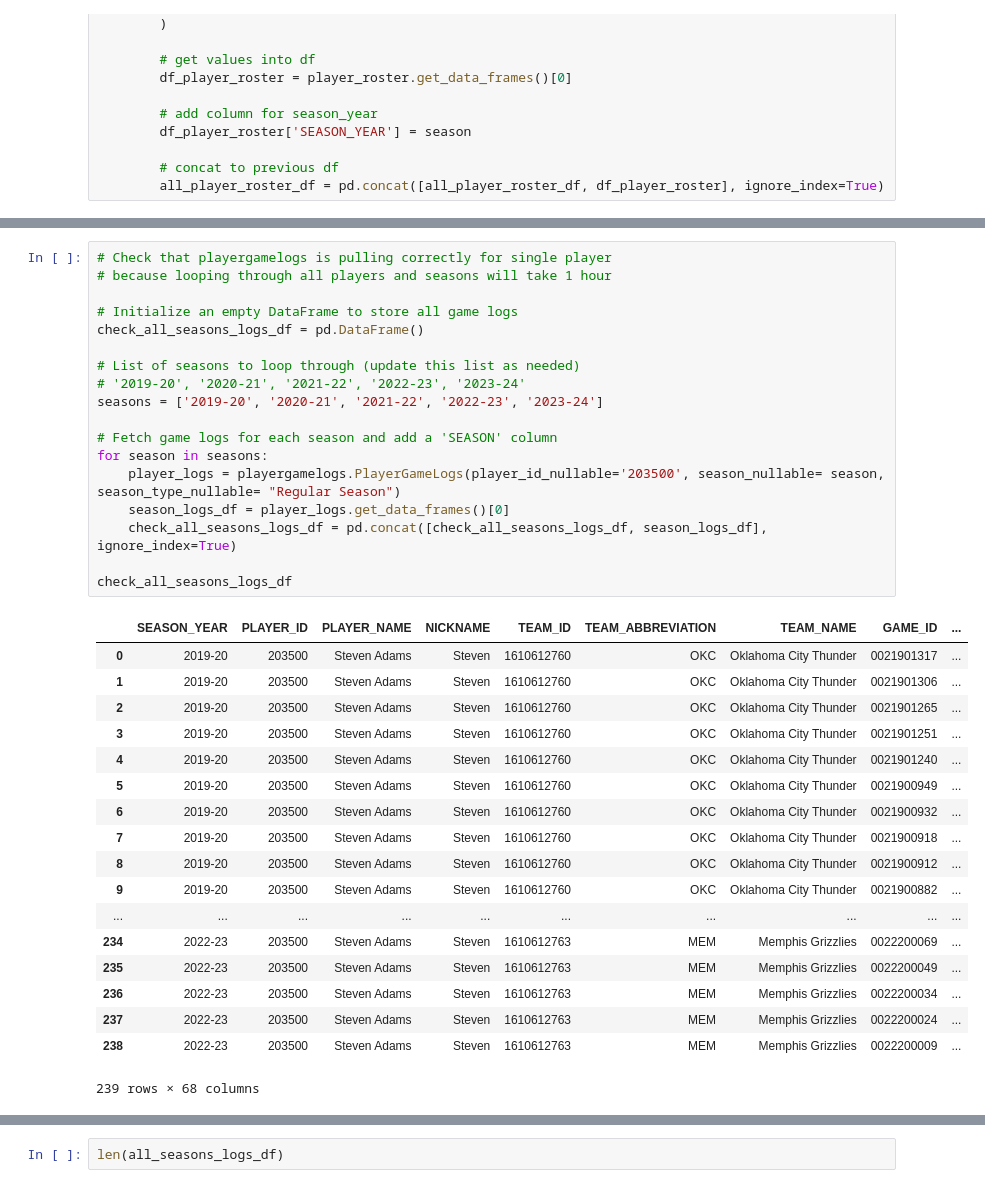
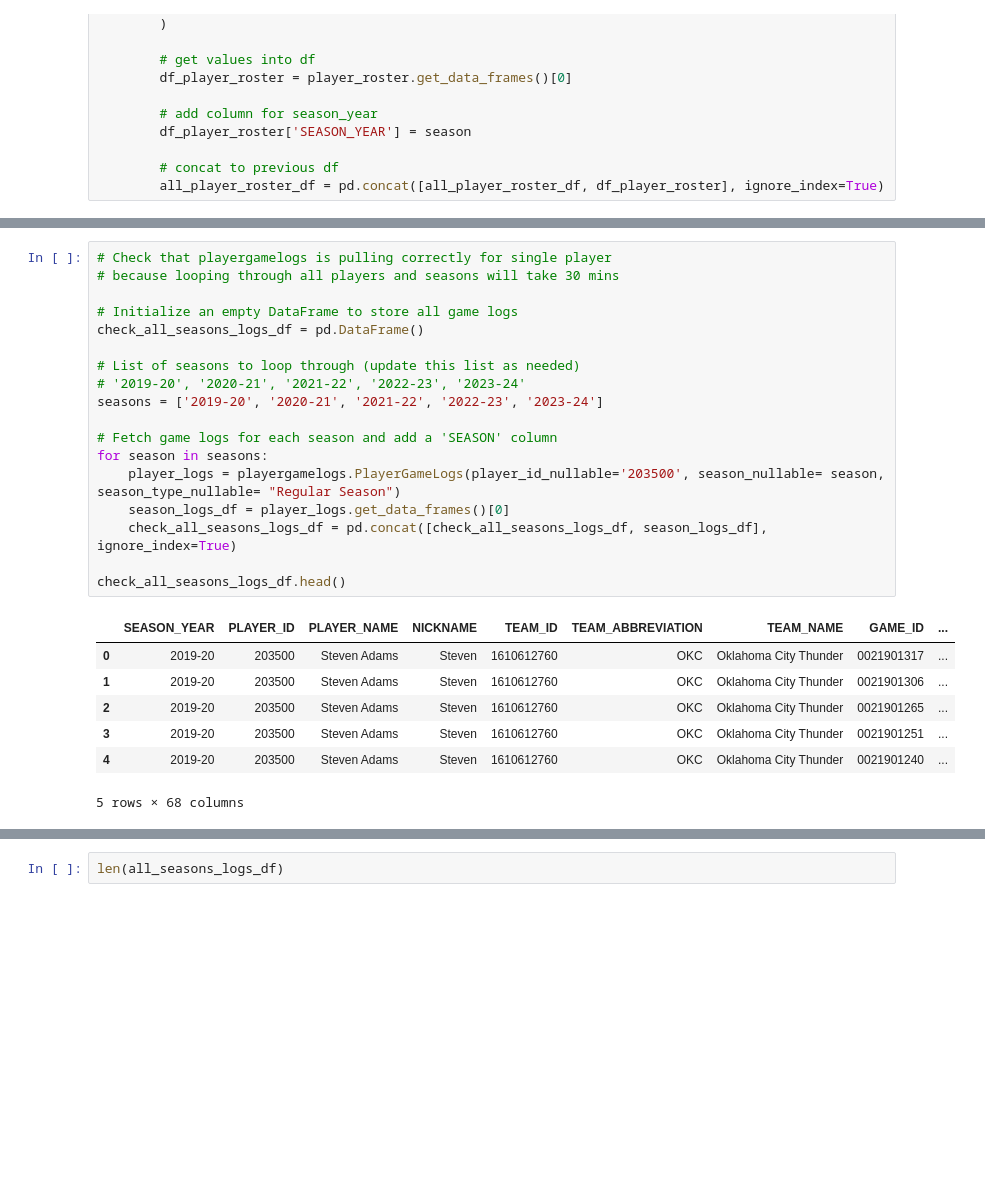
Before and after one commit to stevenworthington/sports_betting, a Jupyter notebook: code/data_processing/03i_Feature_Engineering_PlayerStats.ipynb, the cells around one changed output, grey strips where cells are left out. Saved outputs shown, nothing was run; the diff lists cells and outputs as text; blank space fills up the shorter version.

```diff
--- a/code/data_processing/03i_Feature_Engineering_PlayerStats.ipynb
+++ b/code/data_processing/03i_Feature_Engineering_PlayerStats.ipynb
@@ -155,38 +150,27 @@ all_player_roster_df
 # %%
 # Check that playergamelogs is pulling correctly for single player
-# because looping through all players and seasons will take 1 hour
+# because looping through all players and seasons will take 30 mins
 
 # Initialize an empty DataFrame to store all game logs
 check_all_seasons_logs_df = pd.DataFrame()
 
 # List of seasons to loop through (update this list as needed)
 # '2019-20', '2020-21', '2021-22', '2022-23', '2023-24'
 seasons = ['2019-20', '2020-21', '2021-22', '2022-23', '2023-24']
 
 # Fetch game logs for each season and add a 'SEASON' column
 for season in seasons:
     player_logs = playergamelogs.PlayerGameLogs(player_id_nullable='203500', season_nullable= season, season_type_nullable= "Regular Season")
     season_logs_df = player_logs.get_data_frames()[0]
     check_all_seasons_logs_df = pd.concat([check_all_seasons_logs_df, season_logs_df], ignore_index=True)
 
-check_all_seasons_logs_df
+check_all_seasons_logs_df.head()
 # %% [output]
 |  | SEASON_YEAR | PLAYER_ID | PLAYER_NAME | NICKNAME | TEAM_ID | TEAM_ABBREVIATION | TEAM_NAME | GAME_ID | ... |
 | 0 | 2019-20 | 203500 | Steven Adams | Steven | 1610612760 | OKC | Oklahoma City Thunder | 0021901317 | ... |
 | 1 | 2019-20 | 203500 | Steven Adams | Steven | 1610612760 | OKC | Oklahoma City Thunder | 0021901306 | ... |
 | 2 | 2019-20 | 203500 | Steven Adams | Steven | 1610612760 | OKC | Oklahoma City Thunder | 0021901265 | ... |
 | 3 | 2019-20 | 203500 | Steven Adams | Steven | 1610612760 | OKC | Oklahoma City Thunder | 0021901251 | ... |
 | 4 | 2019-20 | 203500 | Steven Adams | Steven | 1610612760 | OKC | Oklahoma City Thunder | 0021901240 | ... |
-| 5 | 2019-20 | 203500 | Steven Adams | Steven | 1610612760 | OKC | Oklahoma City Thunder | 0021900949 | ... |
-| 6 | 2019-20 | 203500 | Steven Adams | Steven | 1610612760 | OKC | Oklahoma City Thunder | 0021900932 | ... |
-| 7 | 2019-20 | 203500 | Steven Adams | Steven | 1610612760 | OKC | Oklahoma City Thunder | 0021900918 | ... |
-| 8 | 2019-20 | 203500 | Steven Adams | Steven | 1610612760 | OKC | Oklahoma City Thunder | 0021900912 | ... |
-| 9 | 2019-20 | 203500 | Steven Adams | Steven | 1610612760 | OKC | Oklahoma City Thunder | 0021900882 | ... |
-| ... | ... | ... | ... | ... | ... | ... | ... | ... | ... |
-| 234 | 2022-23 | 203500 | Steven Adams | Steven | 1610612763 | MEM | Memphis Grizzlies | 0022200069 | ... |
-| 235 | 2022-23 | 203500 | Steven Adams | Steven | 1610612763 | MEM | Memphis Grizzlies | 0022200049 | ... |
-| 236 | 2022-23 | 203500 | Steven Adams | Steven | 1610612763 | MEM | Memphis Grizzlies | 0022200034 | ... |
-| 237 | 2022-23 | 203500 | Steven Adams | Steven | 1610612763 | MEM | Memphis Grizzlies | 0022200024 | ... |
-| 238 | 2022-23 | 203500 | Steven Adams | Steven | 1610612763 | MEM | Memphis Grizzlies | 0022200009 | ... |
-239 rows × 68 columns
+5 rows × 68 columns
 # %%
```
Also changed, not shown: parts of 35 cells of this notebook, 1 other file.
